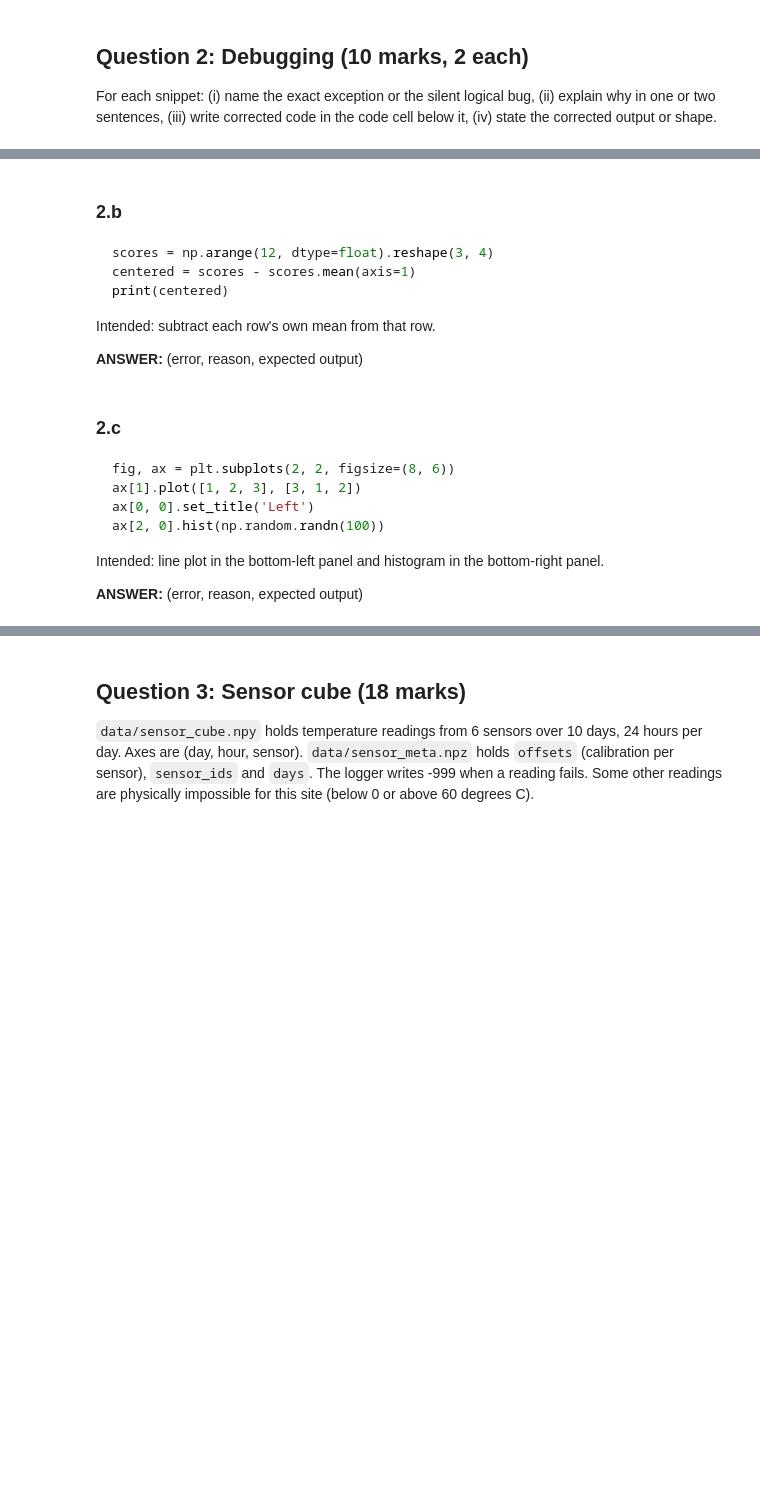
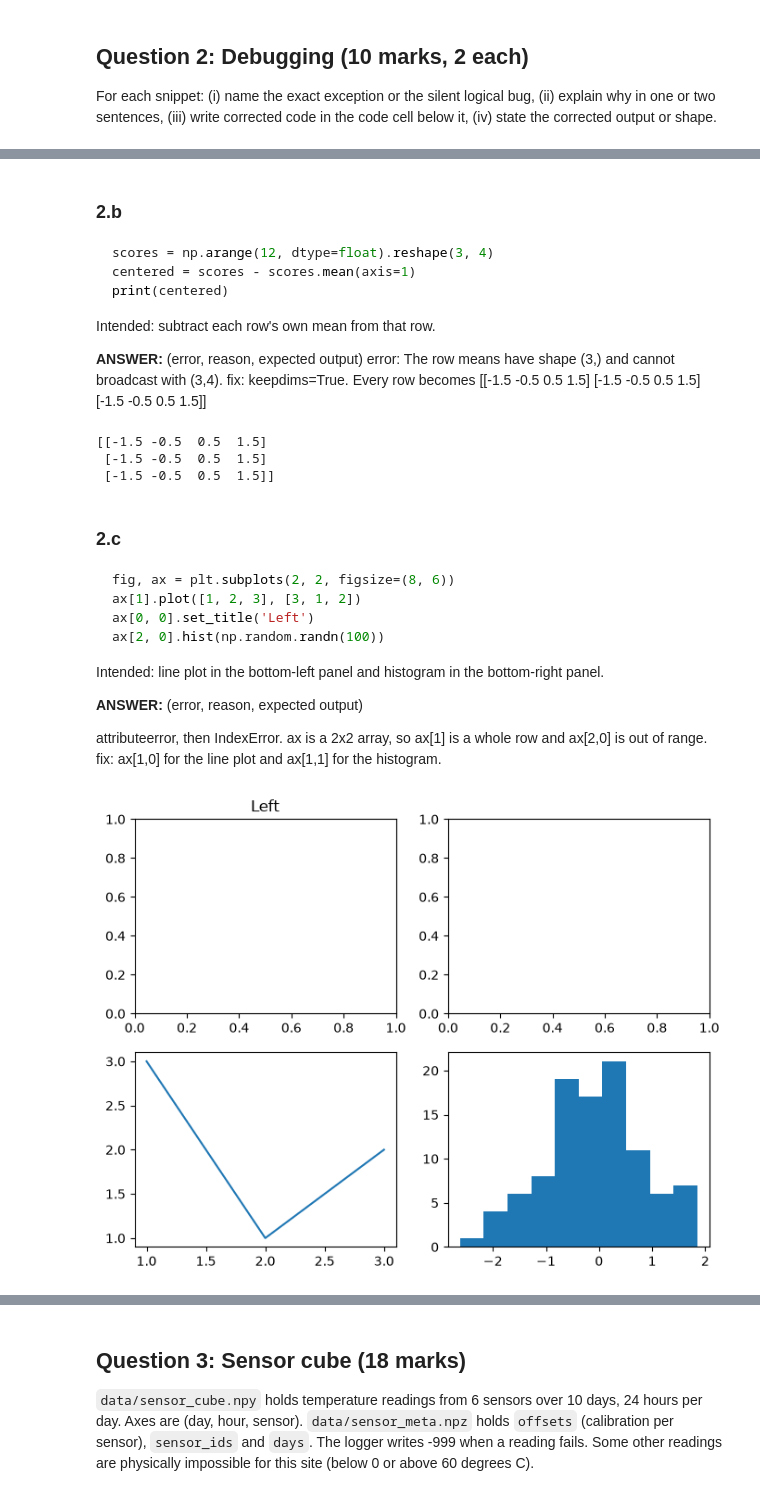
Before and after one commit to alizeeshanch91-dev/PAI-A3-25F-0026, a Jupyter notebook: Assignment3_Programming_for_AI.ipynb, the cells around one changed output, grey strips where cells are left out. Drawn from its saved outputs; the diff is of its cells as text; code cells hidden in the pictures; blank space fills up the shorter version.

Commit message:
Fix Q2 debugging snippets and explain each error

````diff
--- a/Assignment3_Programming_for_AI.ipynb
+++ b/Assignment3_Programming_for_AI.ipynb
@@ -142,3 +155,8 @@ print(centered)
 Intended: subtract each row's own mean from that row.
 
 **ANSWER:** (error, reason, expected output)
+error: The row means have shape (3,) and cannot broadcast with (3,4).
+fix: keepdims=True.
+Every row becomes [[-1.5 -0.5  0.5  1.5]
+ [-1.5 -0.5  0.5  1.5]
+ [-1.5 -0.5  0.5  1.5]]
@@ -147,3 +163,12 @@ Intended: subtract each row's own mean from that row.
+# %%
+# YOUR CODE HERE (corrected version)
+scores = np.arange(12, dtype=float).reshape(3, 4)
+centered = scores - scores.mean(axis=1, keepdims=True)
+print(centered)
+# %% [output]
+[[-1.5 -0.5  0.5  1.5]
+ [-1.5 -0.5  0.5  1.5]
+ [-1.5 -0.5  0.5  1.5]]
 # %% [markdown]
 ### 2.c
 ```python
@@ -155,3 +180,6 @@ ax[2, 0].hist(np.random.randn(100))
 Intended: line plot in the bottom-left panel and histogram in the bottom-right panel.
 
 **ANSWER:** (error, reason, expected output)
+
+attributeerror, then IndexError. ax is a 2x2 array, so ax[1] is a whole row and ax[2,0] is out of range.
+fix: ax[1,0] for the line plot and ax[1,1] for the histogram.
@@ -160,3 +186,13 @@ Intended: line plot in the bottom-left panel and histogram in the bottom-right p
+# %%
+# YOUR CODE HERE (corrected version)
+np.random.seed(42)
+fig, ax = plt.subplots(2, 2, figsize=(8, 6))
+ax[1, 0].plot([1, 2, 3], [3, 1, 2])
+ax[0, 0].set_title('Left')
+ax[1, 1].hist(np.random.randn(100))
+plt.show()
+# %% [output]
+[figure, added]
 # %% [markdown]
 ### 2.d
 ```python
````
Also changed, not shown: parts of 12 cells of this notebook.
